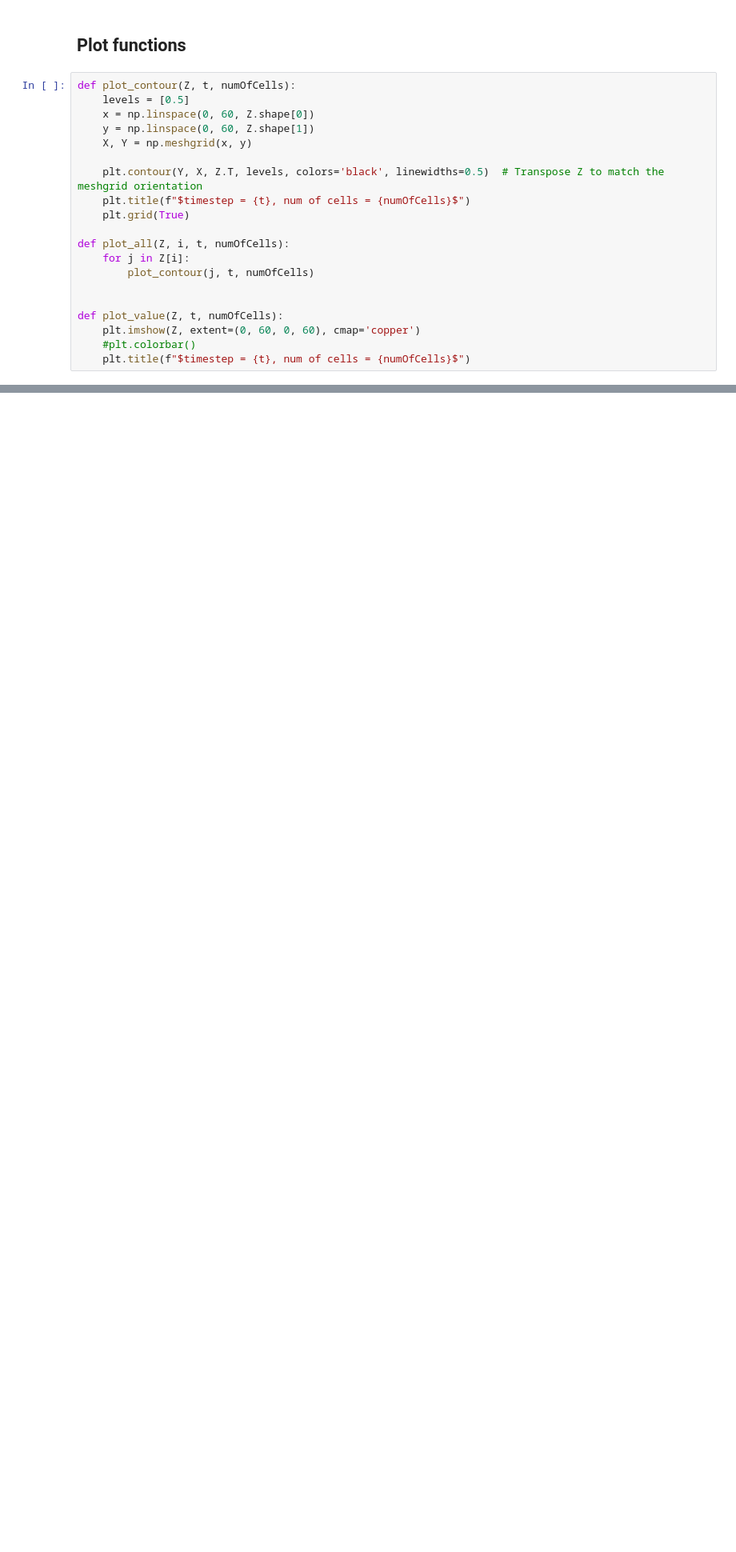
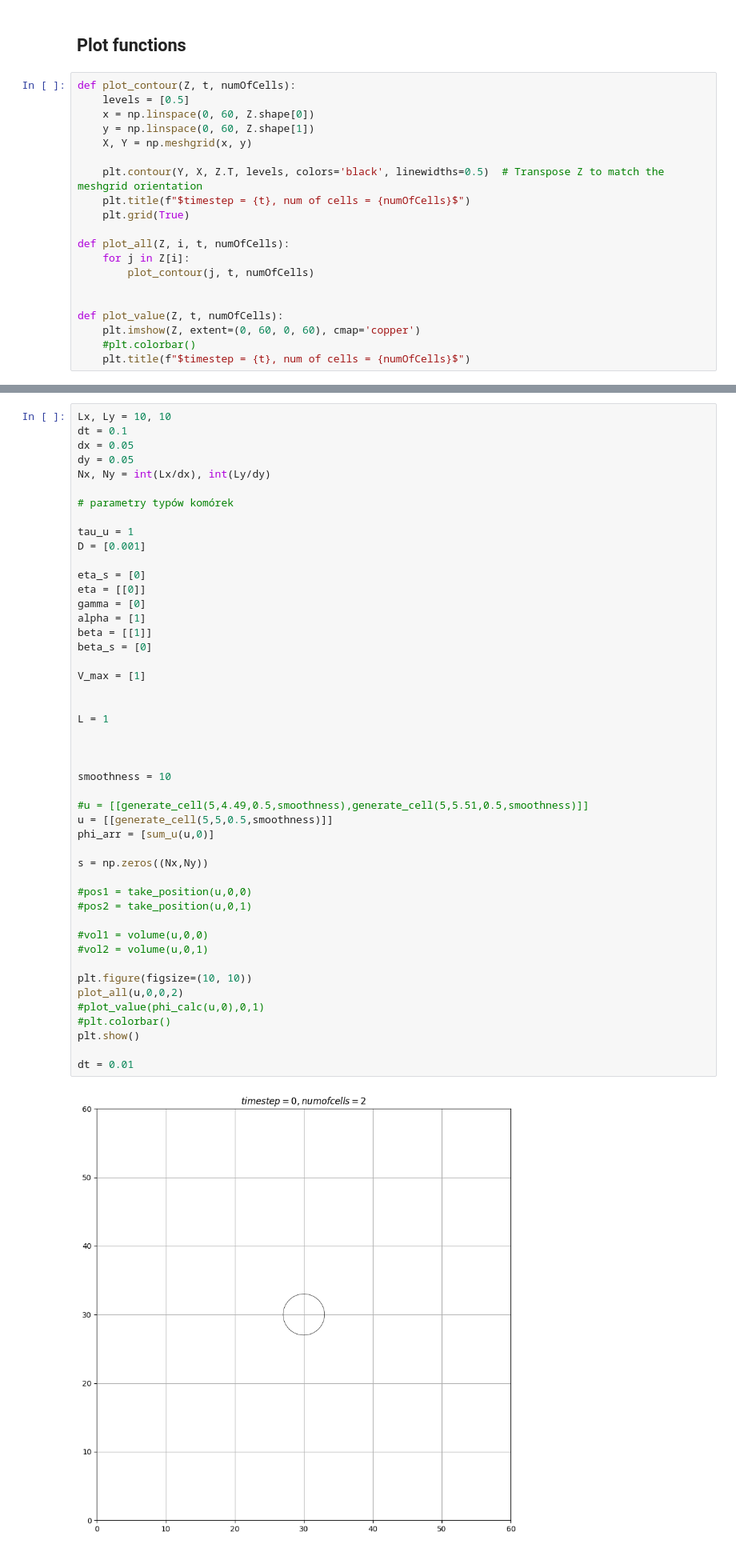
Before and after one commit to Mniszko/Biofilm-Simulation, a Jupyter notebook: Szkic_1.ipynb, the cells around one changed output, grey strips where cells are left out. Shown at 80% size. Saved outputs shown, nothing was run; the diff lists cells and outputs as text; blank space fills up the shorter version.

```diff
--- a/Szkic_1.ipynb
+++ b/Szkic_1.ipynb
@@ -340,3 +341,52 @@ for t in range(time_steps):
 saved figure at t=0
 KeyboardInterrupt:
 [figure]
+# %%
+Lx, Ly = 10, 10
+dt = 0.1
+dx = 0.05
+dy = 0.05
+Nx, Ny = int(Lx/dx), int(Ly/dy)
+
+# parametry typów komórek
+
+tau_u = 1
+D = [0.001]
+
+eta_s = [0]
+eta = [[0]]
+gamma = [0]
+alpha = [1]
+beta = [[1]]
+beta_s = [0]
+
+V_max = [1]
+
+
+L = 1
+
+
+
+smoothness = 10
+
+#u = [[generate_cell(5,4.49,0.5,smoothness),generate_cell(5,5.51,0.5,smoothness)]]
+u = [[generate_cell(5,5,0.5,smoothness)]]
+phi_arr = [sum_u(u,0)]
+
+s = np.zeros((Nx,Ny))
+
+#pos1 = take_position(u,0,0)
+#pos2 = take_position(u,0,1)
+
+#vol1 = volume(u,0,0)
+#vol2 = volume(u,0,1)
+
+plt.figure(figsize=(10, 10))
+plot_all(u,0,0,2)
+#plot_value(phi_calc(u,0),0,1)
+#plt.colorbar()
+plt.show()
+
+dt = 0.01
+# %% [output]
+[figure, added]
```
Also changed, not shown: parts of 3 cells of this notebook, 4 other files.
